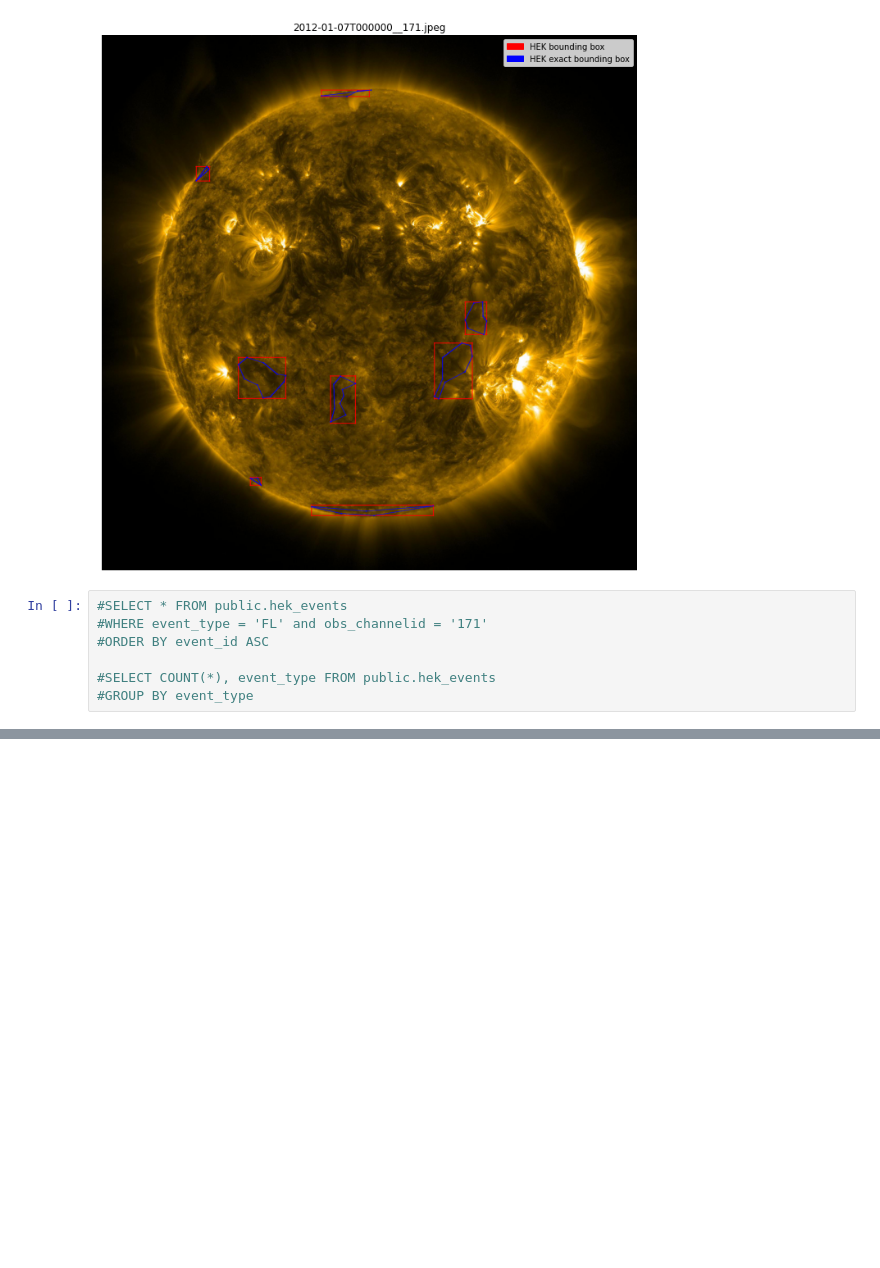
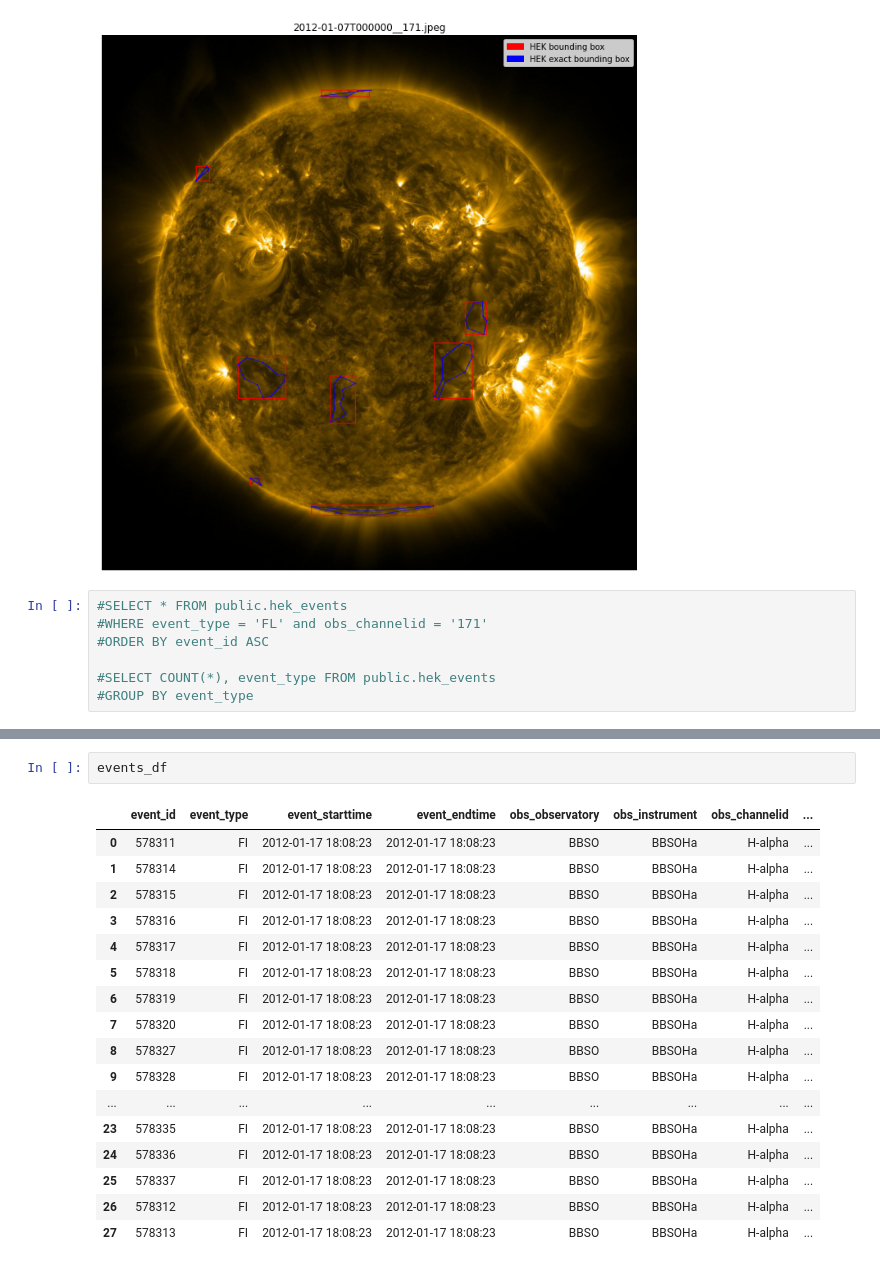
Before and after one commit to i4Ds/sdo-cli, a Jupyter notebook: notebooks/DisplayBoxes.ipynb, the cells around one changed output, grey strips where cells are left out. Cells and saved outputs as stored; diff of their text form; blank space fills up the shorter version.

```diff
--- a/notebooks/DisplayBoxes.ipynb
+++ b/notebooks/DisplayBoxes.ipynb
@@ -148,0 +254,20 @@ display_img(src_img_full_path, hek_bboxes, hek_polygons)
+# %%
+events_df
+# %% [output]
+|  | event_id | event_type | event_starttime | event_endtime | obs_observatory | obs_instrument | obs_channelid | ... |
+| 0 | 578311 | FI | 2012-01-17 18:08:23 | 2012-01-17 18:08:23 | BBSO | BBSOHa | H-alpha | ... |
+| 1 | 578314 | FI | 2012-01-17 18:08:23 | 2012-01-17 18:08:23 | BBSO | BBSOHa | H-alpha | ... |
+| 2 | 578315 | FI | 2012-01-17 18:08:23 | 2012-01-17 18:08:23 | BBSO | BBSOHa | H-alpha | ... |
+| 3 | 578316 | FI | 2012-01-17 18:08:23 | 2012-01-17 18:08:23 | BBSO | BBSOHa | H-alpha | ... |
+| 4 | 578317 | FI | 2012-01-17 18:08:23 | 2012-01-17 18:08:23 | BBSO | BBSOHa | H-alpha | ... |
+| 5 | 578318 | FI | 2012-01-17 18:08:23 | 2012-01-17 18:08:23 | BBSO | BBSOHa | H-alpha | ... |
+| 6 | 578319 | FI | 2012-01-17 18:08:23 | 2012-01-17 18:08:23 | BBSO | BBSOHa | H-alpha | ... |
+| 7 | 578320 | FI | 2012-01-17 18:08:23 | 2012-01-17 18:08:23 | BBSO | BBSOHa | H-alpha | ... |
+| 8 | 578327 | FI | 2012-01-17 18:08:23 | 2012-01-17 18:08:23 | BBSO | BBSOHa | H-alpha | ... |
+| 9 | 578328 | FI | 2012-01-17 18:08:23 | 2012-01-17 18:08:23 | BBSO | BBSOHa | H-alpha | ... |
+| ... | ... | ... | ... | ... | ... | ... | ... | ... |
+| 23 | 578335 | FI | 2012-01-17 18:08:23 | 2012-01-17 18:08:23 | BBSO | BBSOHa | H-alpha | ... |
+| 24 | 578336 | FI | 2012-01-17 18:08:23 | 2012-01-17 18:08:23 | BBSO | BBSOHa | H-alpha | ... |
+| 25 | 578337 | FI | 2012-01-17 18:08:23 | 2012-01-17 18:08:23 | BBSO | BBSOHa | H-alpha | ... |
+| 26 | 578312 | FI | 2012-01-17 18:08:23 | 2012-01-17 18:08:23 | BBSO | BBSOHa | H-alpha | ... |
+| 27 | 578313 | FI | 2012-01-17 18:08:23 | 2012-01-17 18:08:23 | BBSO | BBSOHa | H-alpha | ... |
```
Also changed, not shown: parts of 13 cells of this notebook, 12 other files.
